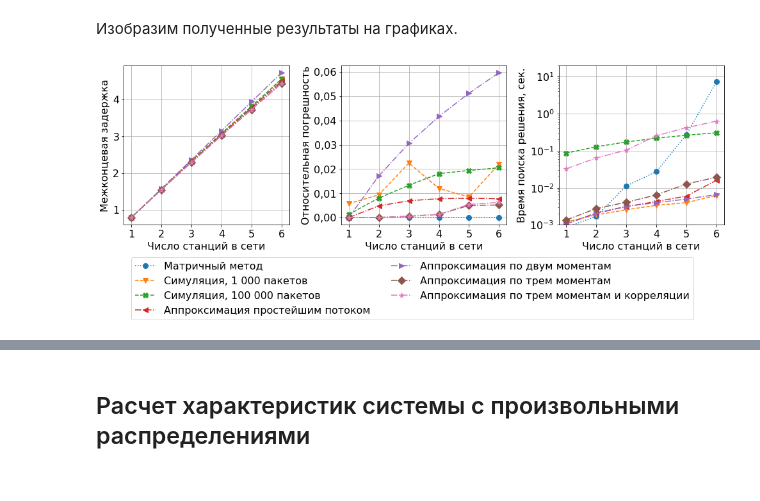
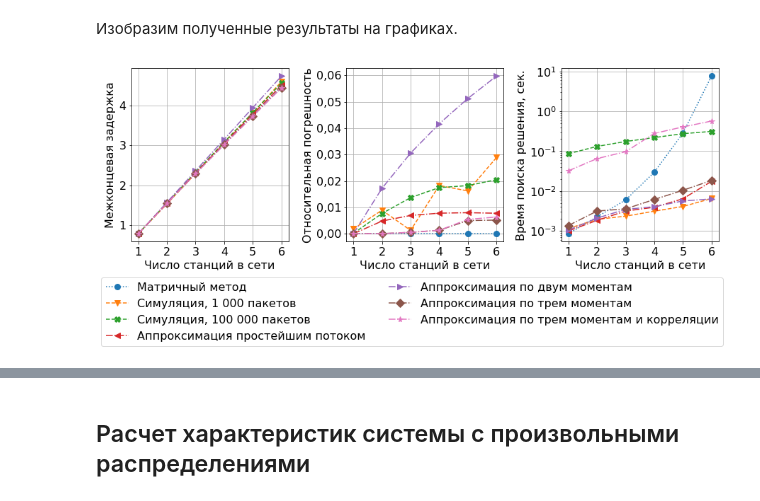
Before and after one commit to larioandr/thesis-queues, a Jupyter notebook: experiments/sample.ipynb, the cells around one changed output, grey strips where cells are left out. Cells and saved outputs as stored; diff of their text form; code cells hidden in the pictures.

```diff
--- a/experiments/sample.ipynb
+++ b/experiments/sample.ipynb
@@ -305,41 +314,52 @@ BASIC_DATA = compute_basic_results(
 # %% [markdown]
 Изобразим полученные результаты на графиках.
 # %%
-def plot_data(data, max_net_size, file_name=None):
+def plot_data(data, max_net_size, show_errors=True, file_name=None):
     OX = np.arange(1, max_net_size + 1)
-    fig, axes = plt.subplots(1, 3, figsize=(14, 4.5))
+    fig, axes = plt.subplots(1, 3 if show_errors else 2, figsize=(12.5, 4.5))
+
+    ELAPSED_AX_INDEX = 2 if show_errors else 1
 
     precise_delays = np.asarray([item[0] for item in data['precise']])
 
     for key in data.keys():
-        delays = [item[0] for item in BASIC_DATA[key]]
-        errors = np.abs(np.asarray(delays) - BASIC_PRECISE_DELAY) / BASIC_PRECISE_DELAY
-        elapsed = [item[2] for item in BASIC_DATA[key]]
+        delays = [item[0] for item in data[key]]
+        elapsed = [item[2] for item in data[key]]
 
-        kws = BASIC_STYLES[key]
+        kws = STYLES[key]
 
-        axes[0].plot(OX, delays, **kws)
-        axes[1].plot(OX, errors, **kws)
-        axes[2].plot(OX, elapsed, **kws)
+        axes[0].plot(OX[:len(delays)], delays, **kws)
+        if show_errors:
+            num_ticks = min(len(precise_delays), len(delays))
+            errors = np.abs(np.asarray(delays[:num_ticks]) - precise_delays[:num_ticks]) / precise_delays[:num_ticks]
+            axes[1].plot(OX[:num_ticks], errors, **kws)
+
+        axes[ELAPSED_AX_INDEX].plot(OX[:len(elapsed)], elapsed, **kws)
 
     axes[0].set_ylabel('Межконцевая задержка')
-    axes[1].set_ylabel('Относительная погрешность')
-    axes[2].set_ylabel('Время поиска решения, сек.')
-    axes[2].set_yscale('log')
-    axes[2].set_ylim((0.001, 20))
+    if show_errors:
+        axes[1].set_ylabel('Относительная погрешность')
+    axes[ELAPSED_AX_INDEX].set_ylabel('Время поиска решения, сек.')
+    axes[ELAPSED_AX_INDEX].set_yscale('log')
+#     axes[2].set_ylim((0.001, 20))
+
+    axes[0].set_xticks(OX)
+    axes[ELAPSED_AX_INDEX].set_xticks(OX)
+    if len(precise_delays) == len(OX):
+        axes[1].set_xticks(OX)
 
     for i, ax in enumerate(axes):
         ax.grid()
-        ax.set_xticks(OX)
+
         ax.set_xlabel('Число станций в сети')
 
     fig.legend(*axes[0].get_legend_handles_labels(),
                loc='lower center', bbox_to_anchor=(0.5, -0.30), ncol=2)
 
     plt.tight_layout()
     if file_name is not None:
         fig.savefig(os.path.join("images", file_name), bbox_inches="tight")
+
+plot_data(BASIC_DATA, BASIC_INP['max_net_size'], file_name='olga_mm1n.pdf')
+# %% [output]
+[figure, added]
-# %%
-plot_data(BASIC_DATA, BASIC_INP['max_net_size'], file_name='olga_mm1n.pdf')
-# %% [output]
-[figure, removed]
```
Also changed, not shown: parts of 19 cells of this notebook, 3 other files.
